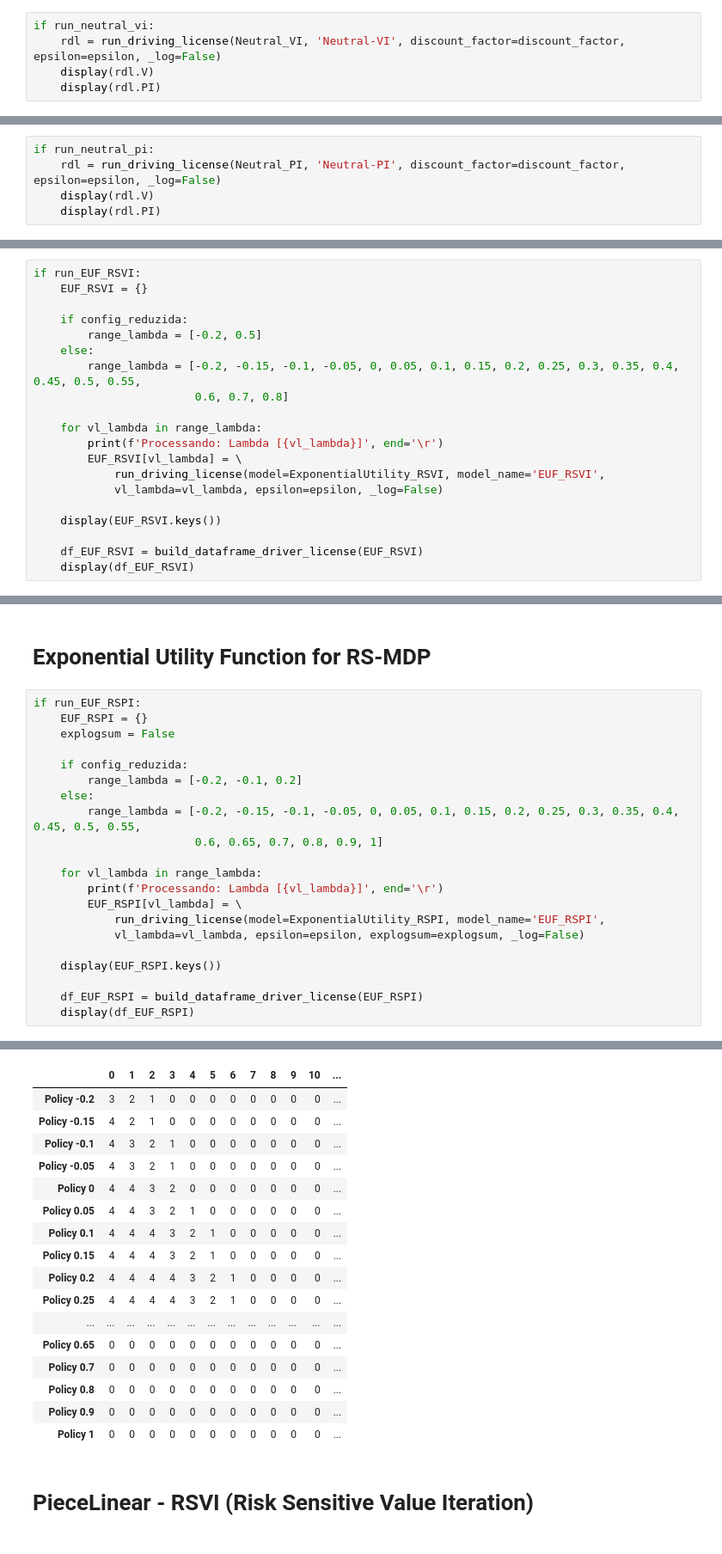
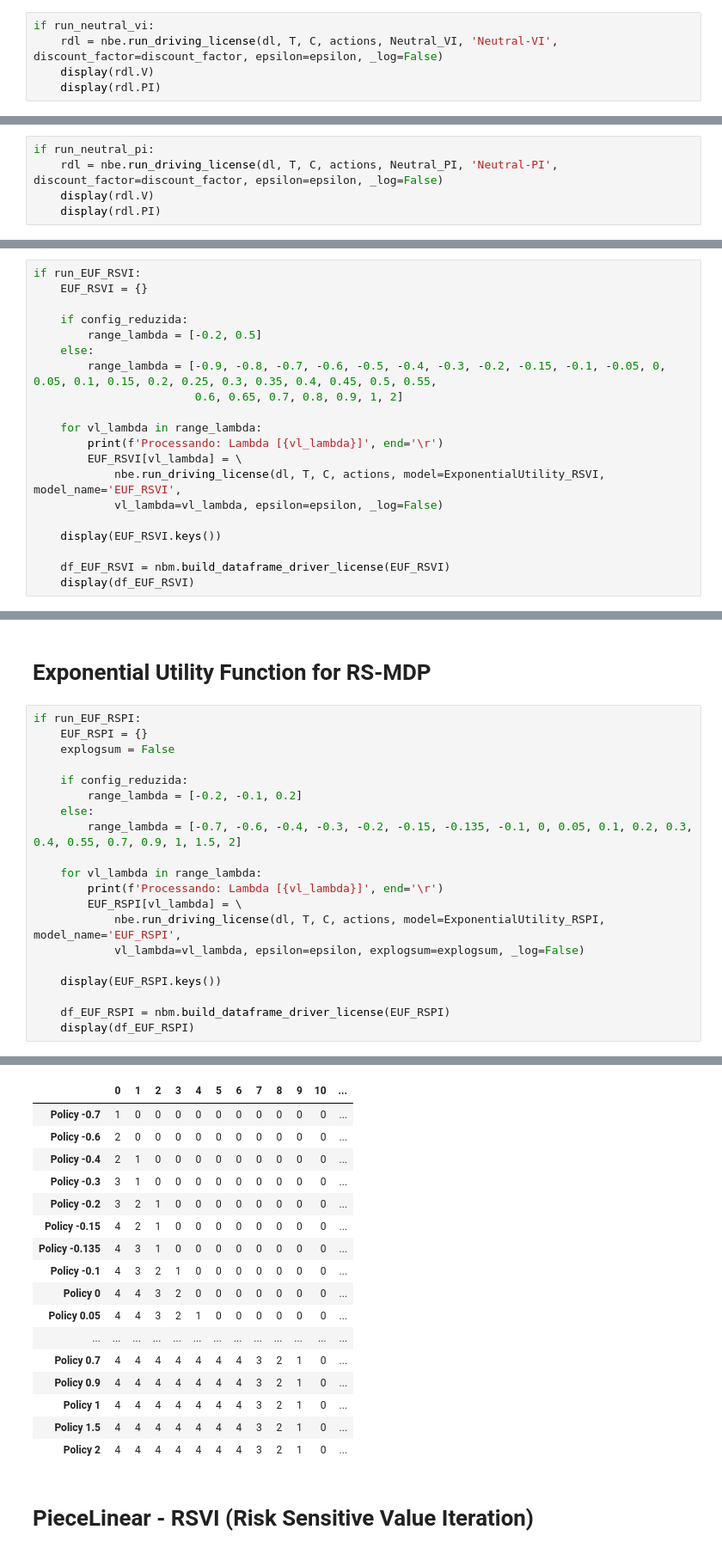
Before and after one commit to igormiyamura/ppgsi_riskaverse_rl, a Jupyter notebook: notebooks/2_DrivingLicense.ipynb, the cells around one changed output, grey strips where cells are left out. Shown at 86% size. Drawn from its saved outputs; the diff is of its cells as text.

```diff
--- a/notebooks/2_DrivingLicense.ipynb
+++ b/notebooks/2_DrivingLicense.ipynb
@@ -111,14 +79,14 @@ def build_dataframe_driver_license(d):
 # Value Iteration
 # %%
 if run_neutral_vi:
-    rdl = run_driving_license(Neutral_VI, 'Neutral-VI', discount_factor=discount_factor, epsilon=epsilon, _log=False)
+    rdl = nbe.run_driving_license(dl, T, C, actions, Neutral_VI, 'Neutral-VI', discount_factor=discount_factor, epsilon=epsilon, _log=False)
     display(rdl.V)
     display(rdl.PI)
 # %% [markdown]
 # Policy Iteration
 # %%
 if run_neutral_pi:
-    rdl = run_driving_license(Neutral_PI, 'Neutral-PI', discount_factor=discount_factor, epsilon=epsilon, _log=False)
+    rdl = nbe.run_driving_license(dl, T, C, actions, Neutral_PI, 'Neutral-PI', discount_factor=discount_factor, epsilon=epsilon, _log=False)
     display(rdl.V)
     display(rdl.PI)
 # %% [markdown]
@@ -130,17 +98,17 @@ if run_EUF_RSVI:
     if config_reduzida:
         range_lambda = [-0.2, 0.5]
     else:
-        range_lambda = [-0.2, -0.15, -0.1, -0.05, 0, 0.05, 0.1, 0.15, 0.2, 0.25, 0.3, 0.35, 0.4, 0.45, 0.5, 0.55,
-                        0.6, 0.7, 0.8]
+        range_lambda = [-0.9, -0.8, -0.7, -0.6, -0.5, -0.4, -0.3, -0.2, -0.15, -0.1, -0.05, 0, 0.05, 0.1, 0.15, 0.2, 0.25, 0.3, 0.35, 0.4, 0.45, 0.5, 0.55,
+                        0.6, 0.65, 0.7, 0.8, 0.9, 1, 2]
 
     for vl_lambda in range_lambda:
         print(f'Processando: Lambda [{vl_lambda}]', end='\r')
         EUF_RSVI[vl_lambda] = \
-            run_driving_license(model=ExponentialUtility_RSVI, model_name='EUF_RSVI',
+            nbe.run_driving_license(dl, T, C, actions, model=ExponentialUtility_RSVI, model_name='EUF_RSVI',
             vl_lambda=vl_lambda, epsilon=epsilon, _log=False)
 
     display(EUF_RSVI.keys())
 
-    df_EUF_RSVI = build_dataframe_driver_license(EUF_RSVI)
+    df_EUF_RSVI = nbm.build_dataframe_driver_license(EUF_RSVI)
     display(df_EUF_RSVI)
 # %% [output]
@@ -173,17 +141,16 @@ if run_EUF_RSPI:
     if config_reduzida:
         range_lambda = [-0.2, -0.1, 0.2]
     else:
-        range_lambda = [-0.2, -0.15, -0.1, -0.05, 0, 0.05, 0.1, 0.15, 0.2, 0.25, 0.3, 0.35, 0.4, 0.45, 0.5, 0.55,
-                        0.6, 0.65, 0.7, 0.8, 0.9, 1]
+        range_lambda = [-0.7, -0.6, -0.4, -0.3, -0.2, -0.15, -0.135, -0.1, 0, 0.05, 0.1, 0.2, 0.3, 0.4, 0.55, 0.7, 0.9, 1, 1.5, 2]
 
     for vl_lambda in range_lambda:
         print(f'Processando: Lambda [{vl_lambda}]', end='\r')
         EUF_RSPI[vl_lambda] = \
-            run_driving_license(model=ExponentialUtility_RSPI, model_name='EUF_RSPI',
+            nbe.run_driving_license(dl, T, C, actions, model=ExponentialUtility_RSPI, model_name='EUF_RSPI',
             vl_lambda=vl_lambda, epsilon=epsilon, explogsum=explogsum, _log=False)
 
     display(EUF_RSPI.keys())
 
-    df_EUF_RSPI = build_dataframe_driver_license(EUF_RSPI)
+    df_EUF_RSPI = nbm.build_dataframe_driver_license(EUF_RSPI)
     display(df_EUF_RSPI)
 # %% [output]
@@ -193,20 +159,20 @@ dict_keys([-0.2, -0.15, -0.1, -0.05, 0, 0.05, 0.1, 0.15, 0.2, 0.25, 0.3, 0.35, 0
 |  | 0 | 1 | 2 | 3 | 4 | 5 | 6 | 7 | 8 | 9 | 10 | ... |
+| Policy -0.7 | 1 | 0 | 0 | 0 | 0 | 0 | 0 | 0 | 0 | 0 | 0 | ... |
+| Policy -0.6 | 2 | 0 | 0 | 0 | 0 | 0 | 0 | 0 | 0 | 0 | 0 | ... |
+| Policy -0.4 | 2 | 1 | 0 | 0 | 0 | 0 | 0 | 0 | 0 | 0 | 0 | ... |
+| Policy -0.3 | 3 | 1 | 0 | 0 | 0 | 0 | 0 | 0 | 0 | 0 | 0 | ... |
 | Policy -0.2 | 3 | 2 | 1 | 0 | 0 | 0 | 0 | 0 | 0 | 0 | 0 | ... |
 | Policy -0.15 | 4 | 2 | 1 | 0 | 0 | 0 | 0 | 0 | 0 | 0 | 0 | ... |
+| Policy -0.135 | 4 | 3 | 1 | 0 | 0 | 0 | 0 | 0 | 0 | 0 | 0 | ... |
 | Policy -0.1 | 4 | 3 | 2 | 1 | 0 | 0 | 0 | 0 | 0 | 0 | 0 | ... |
-| Policy -0.05 | 4 | 3 | 2 | 1 | 0 | 0 | 0 | 0 | 0 | 0 | 0 | ... |
 | Policy 0 | 4 | 4 | 3 | 2 | 0 | 0 | 0 | 0 | 0 | 0 | 0 | ... |
 | Policy 0.05 | 4 | 4 | 3 | 2 | 1 | 0 | 0 | 0 | 0 | 0 | 0 | ... |
-| Policy 0.1 | 4 | 4 | 4 | 3 | 2 | 1 | 0 | 0 | 0 | 0 | 0 | ... |
-| Policy 0.15 | 4 | 4 | 4 | 3 | 2 | 1 | 0 | 0 | 0 | 0 | 0 | ... |
-| Policy 0.2 | 4 | 4 | 4 | 4 | 3 | 2 | 1 | 0 | 0 | 0 | 0 | ... |
-| Policy 0.25 | 4 | 4 | 4 | 4 | 3 | 2 | 1 | 0 | 0 | 0 | 0 | ... |
 | ... | ... | ... | ... | ... | ... | ... | ... | ... | ... | ... | ... | ... |
-| Policy 0.65 | 0 | 0 | 0 | 0 | 0 | 0 | 0 | 0 | 0 | 0 | 0 | ... |
-| Policy 0.7 | 0 | 0 | 0 | 0 | 0 | 0 | 0 | 0 | 0 | 0 | 0 | ... |
-| Policy 0.8 | 0 | 0 | 0 | 0 | 0 | 0 | 0 | 0 | 0 | 0 | 0 | ... |
-| Policy 0.9 | 0 | 0 | 0 | 0 | 0 | 0 | 0 | 0 | 0 | 0 | 0 | ... |
-| Policy 1 | 0 | 0 | 0 | 0 | 0 | 0 | 0 | 0 | 0 | 0 | 0 | ... |
+| Policy 0.7 | 4 | 4 | 4 | 4 | 4 | 4 | 4 | 3 | 2 | 1 | 0 | ... |
+| Policy 0.9 | 4 | 4 | 4 | 4 | 4 | 4 | 4 | 3 | 2 | 1 | 0 | ... |
+| Policy 1 | 4 | 4 | 4 | 4 | 4 | 4 | 4 | 3 | 2 | 1 | 0 | ... |
+| Policy 1.5 | 4 | 4 | 4 | 4 | 4 | 4 | 4 | 3 | 2 | 1 | 0 | ... |
+| Policy 2 | 4 | 4 | 4 | 4 | 4 | 4 | 4 | 3 | 2 | 1 | 0 | ... |
 # %% [markdown]
 # PieceLinear - RSVI (Risk Sensitive Value Iteration)
 # %%
```
Also changed, not shown: parts of 27 cells of this notebook, 27 other files.
